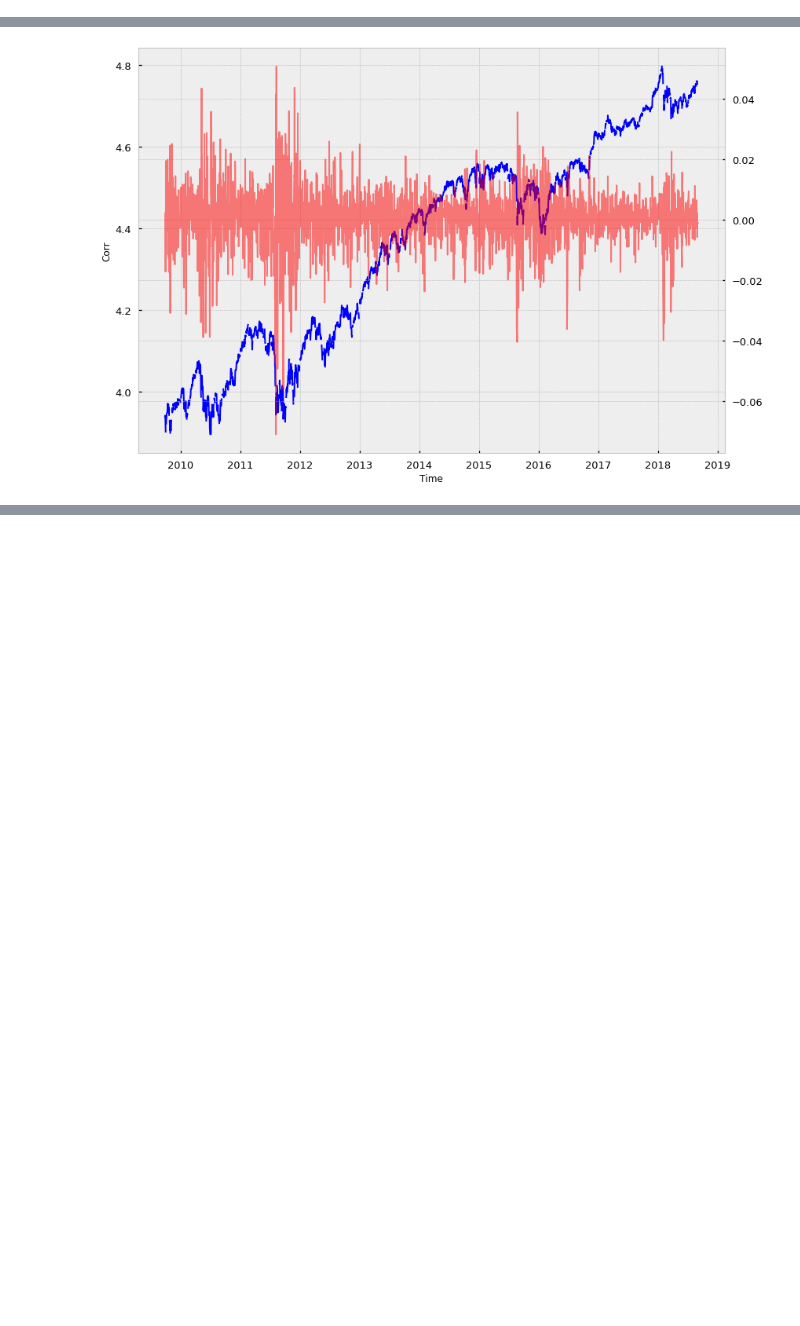
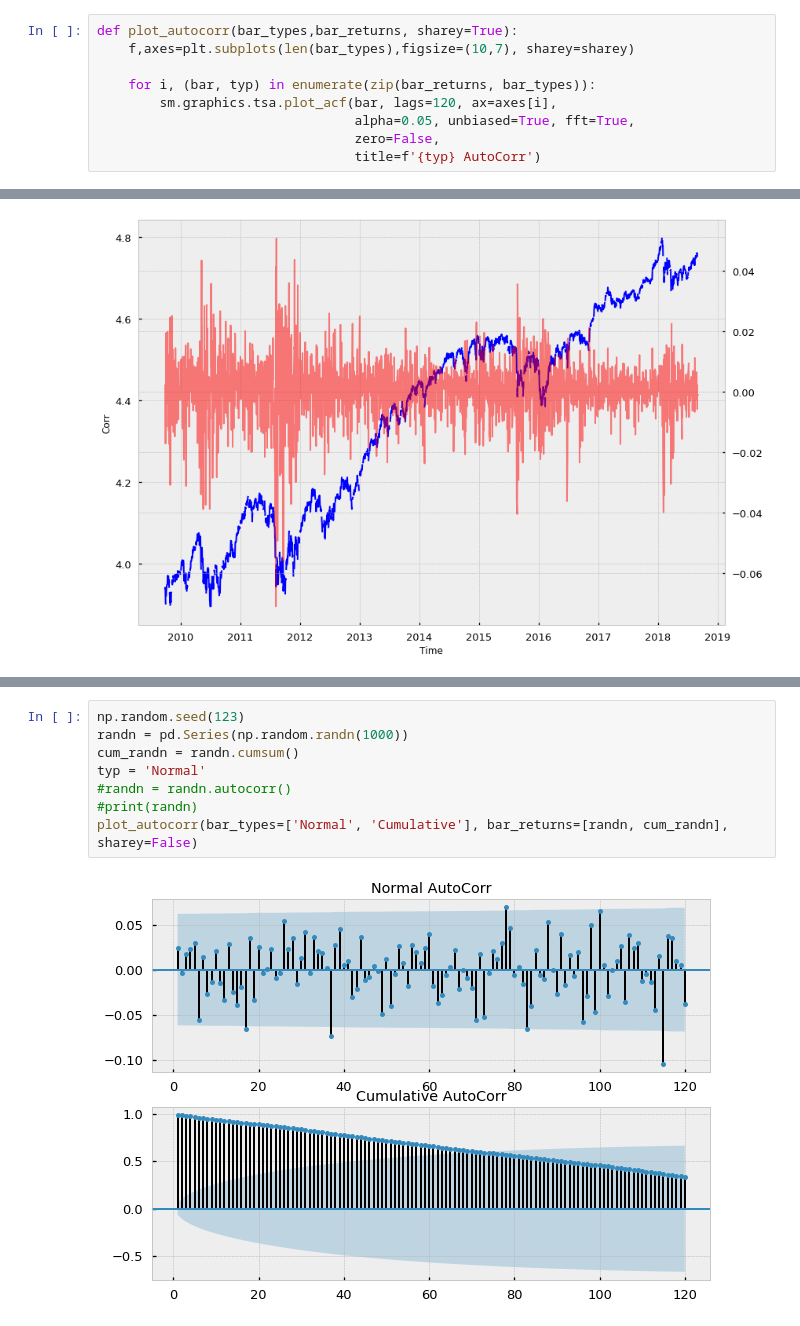
Before and after one commit to Dynami/Adv_Fin_ML_Exercises, a Jupyter notebook: notebooks/FractionallyDifferentiatedFeatures.ipynb, the cells around one changed output, grey strips where cells are left out. Cells and saved outputs as stored; diff of their text form; blank space fills up the shorter version.

```diff
--- a/notebooks/FractionallyDifferentiatedFeatures.ipynb
+++ b/notebooks/FractionallyDifferentiatedFeatures.ipynb
@@ -492,6 +492,15 @@ def plotWeights_FFD(dRange, nPlots, size):
     ax.legend(loc='lower right')
     plt.show()
     return
+# %%
+def plot_autocorr(bar_types,bar_returns, sharey=True):
+    f,axes=plt.subplots(len(bar_types),figsize=(10,7), sharey=sharey)
+
+    for i, (bar, typ) in enumerate(zip(bar_returns, bar_types)):
+        sm.graphics.tsa.plot_acf(bar, lags=120, ax=axes[i],
+                                 alpha=0.05, unbiased=True, fft=True,
+                                 zero=False,
+                                 title=f'{typ} AutoCorr')
 # %%
 plotWeights_FFD(dRange=[0, 1], nPlots=11, size=6)
 plotWeights_FFD(dRange=[1, 2], nPlots=11, size=6)
@@ -680,0 +699,10 @@ plt.show()
+# %%
+np.random.seed(123)
+randn = pd.Series(np.random.randn(1000))
+cum_randn = randn.cumsum()
+typ = 'Normal'
+#randn = randn.autocorr()
+#print(randn)
+plot_autocorr(bar_types=['Normal', 'Cumulative'], bar_returns=[randn, cum_randn], sharey=False)
+# %% [output]
+[figure, added]
```
Also changed, not shown: parts of 7 cells of this notebook.
